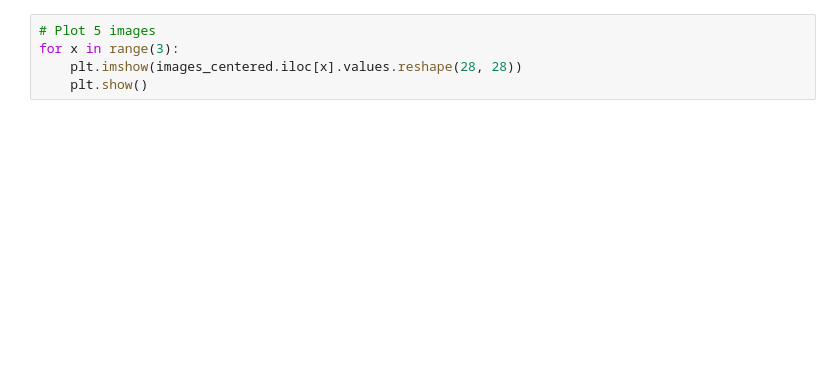
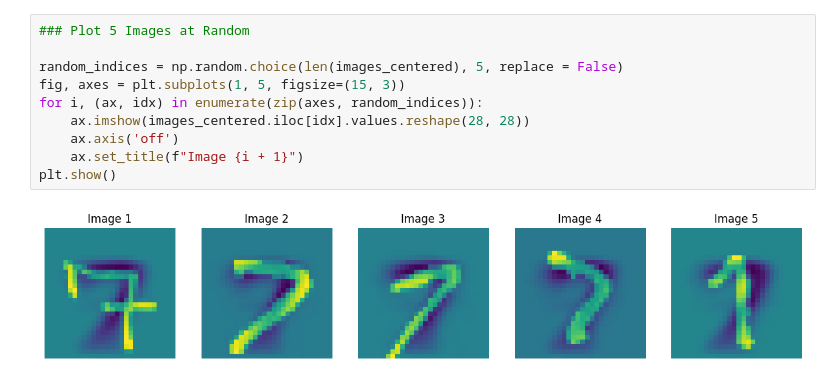
Before and after one commit to nhemauer/PCA-and-Autoencoder, a Jupyter notebook: PCA_and_Autoencoder.ipynb, the cells around one changed output. Drawn from its saved outputs; the diff is of its cells as text; blank space fills up the shorter version.

```diff
--- a/PCA_and_Autoencoder.ipynb
+++ b/PCA_and_Autoencoder.ipynb
@@ -35,6 +37,13 @@ plt.show()
 # %%
-# Plot 5 images
-for x in range(3):
-    plt.imshow(images_centered.iloc[x].values.reshape(28, 28))
-    plt.show()
+### Plot 5 Images at Random
+
+random_indices = np.random.choice(len(images_centered), 5, replace = False)
+fig, axes = plt.subplots(1, 5, figsize=(15, 3))
+for i, (ax, idx) in enumerate(zip(axes, random_indices)):
+    ax.imshow(images_centered.iloc[idx].values.reshape(28, 28))
+    ax.axis('off')
+    ax.set_title(f"Image {i + 1}")
+plt.show()
+# %% [output]
+[figure, added]
 # %%
```
Also changed, not shown: parts of 21 cells of this notebook.
